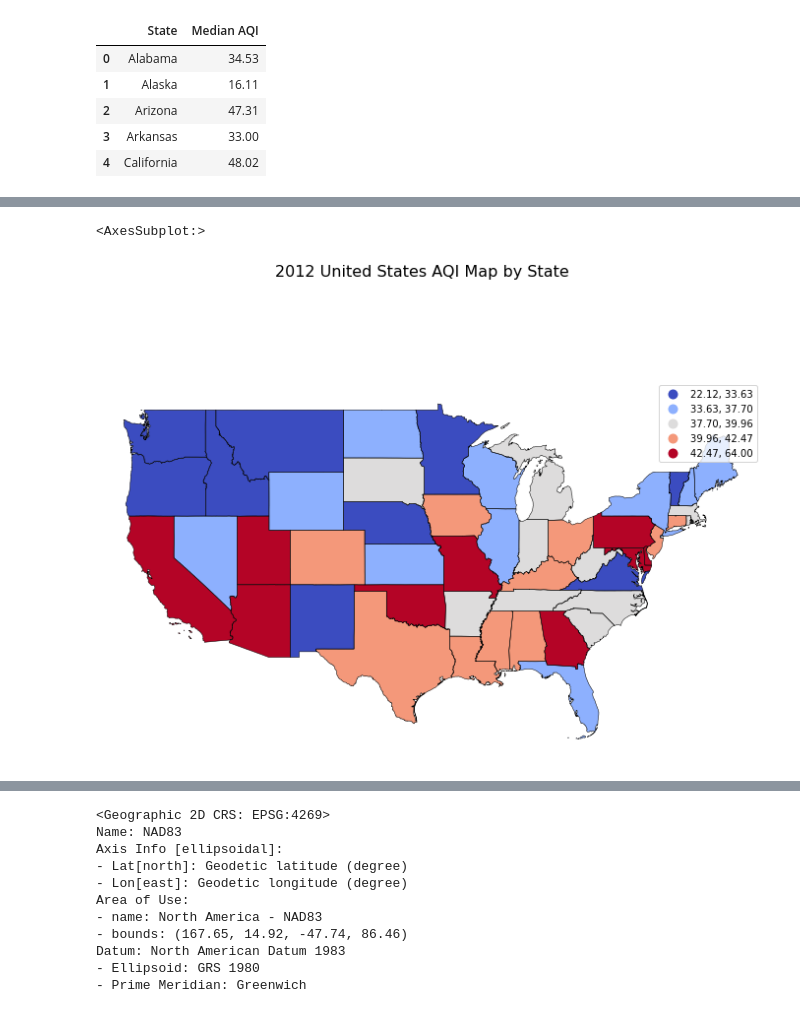
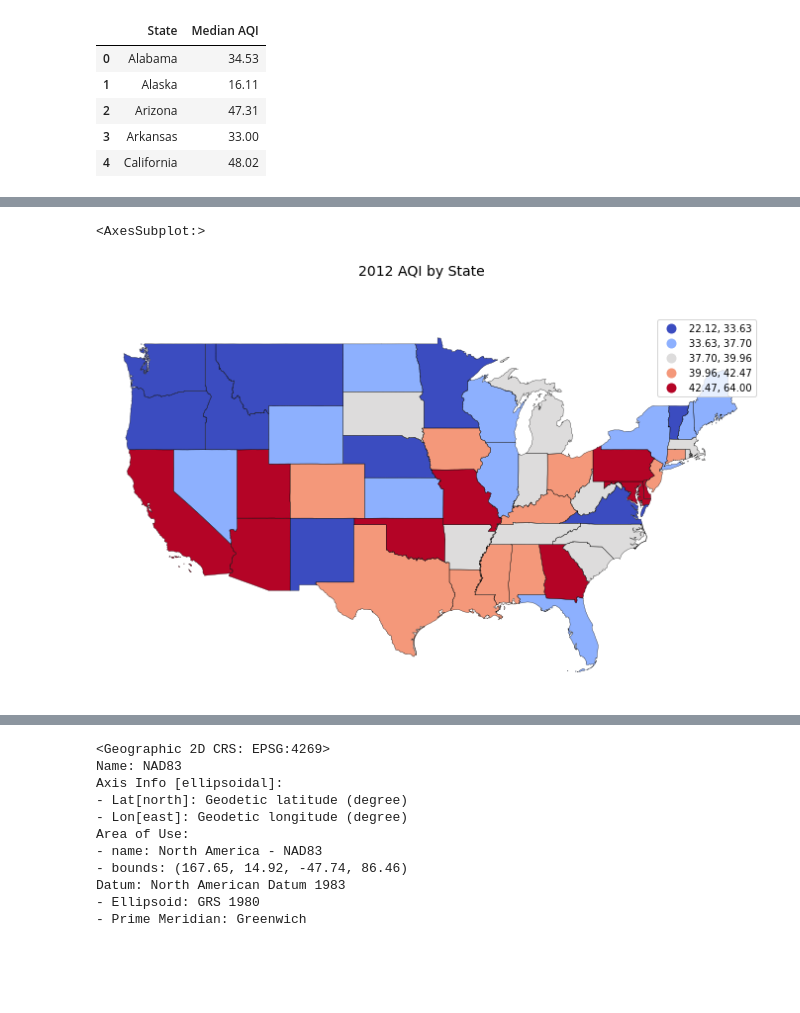
Before and after one commit to mjlaw/FIT_capstone, a Jupyter notebook: Jupyter_notebooks/AQI studies.ipynb, the cells around one changed output, grey strips where cells are left out. Drawn from its saved outputs; the diff is of its cells as text; code cells hidden in the pictures; blank space fills up the shorter version.

```diff
--- a/Jupyter_notebooks/AQI studies.ipynb
+++ b/Jupyter_notebooks/AQI studies.ipynb
@@ -1009,22 +1043,22 @@ geo_merge2012.head()
 | 4 | 12 | 00294478 | 0400000US12 | 12 | FL | Florida | 00 | 138903200855 | 31407883551 | MULTIPOLYGON Z (((-8989231.779 28... | ... |
 # %%
 #plot 2012 map
-fig = plt.figure(1, figsize=(12,9))
+fig = plt.figure(1, figsize=(12,7))
 ax = fig.add_subplot()
 
 # US Lower 48 Bounding Box
 # -141.00000, 26.00000, -65.50000, 72.00000
 
 ax.set_xlim(-14100244, -7200000)
 ax.set_ylim(2600000, 6550000)
 ax.set_axis_off()
 
-fig.suptitle('2012 United States AQI Map by State', fontsize=16)
-stateMap.boundary.plot(ax=ax, color = 'black', linewidth=.5)
+fig.suptitle('2012 AQI by State', fontsize=14)
+stateMap.boundary.plot(ax=ax, color = 'black', linewidth=.3)
 geo_merge2012.plot(ax = ax, column='Median AQI', scheme="quantiles",legend=True,cmap='coolwarm')
 # %% [output]
 <AxesSubplot:>
-[figure, old version]
+[figure, new version]
 # %%
 plt.close()
 # %%
```
Also changed, not shown: parts of 33 cells of this notebook.
